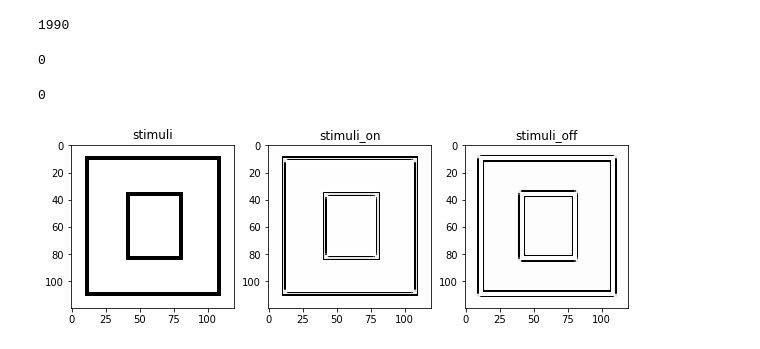
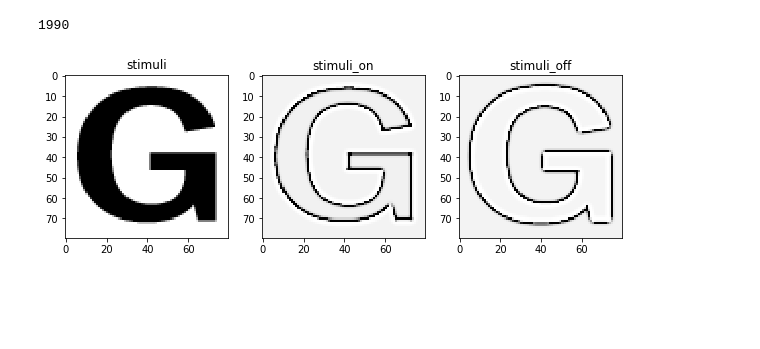
Before and after one commit to LSampath/v1-contour-integration, a Jupyter notebook: orientation_V1.ipynb, the cells around one changed output. Cells and saved outputs as stored; diff of their text form; code cells hidden in the pictures; blank space fills up the shorter version.

```diff
--- a/orientation_V1.ipynb
+++ b/orientation_V1.ipynb
@@ -132,7 +100,7 @@ def random_stimuli(length):
 # %% [markdown]
 # CODE
 # %%
-stimuli_file = './pic_120_strip.tif'
+stimuli_file = './pic_80_G.tif'
 initial_path = './initial_weights/'
 saved_path = './saved_weights/'
 
@@ -142,12 +110,17 @@ field_size = 2                     # 2/3/4/5/6
 w_s = field_size*1                # simple cell width
 l_s = field_size*2                # simple_cell_length
 
-c_length = 30
+c_length = 20
 r_length = (c_length*l_s)   # (c_length*2*w_s)
 orientations = 4
 
+h_index = 0
+v_index = 1
+d1_index = 2
+d2_index = 3
+
 n_LGN = r_length*r_length
-n_L4  = c_length*c_length
+n_L4  = c_length*c_length*orientations
 n_L3  = n_L4
 n_L2  = n_L3
 
@@ -344,19 +317,12 @@ for obj_list in [neuron_groups, input_groups, connections, spike_monitors]:
         net.add(obj_list[key])
 # print('spike counter', spike_counter)
 net.add(spike_counter)
-
-gc.collect()
-# %% [output]
-0
 # %%
 # stimuli_file = './pic_120_dashed.tif'
 stimuli_on, stimuli_off = load_stimuli(stimuli_file)
 # stimuli_on, stimuli_off = random_stimuli(r_length)
-
-gc.collect()
 # %% [output]
-0
-[figure, old version]
+[figure, new version]
 # %%
 previous_spike_count = np.zeros(n_L4)
 
```
Also changed, not shown: parts of 13 cells of this notebook, 1 other file.
